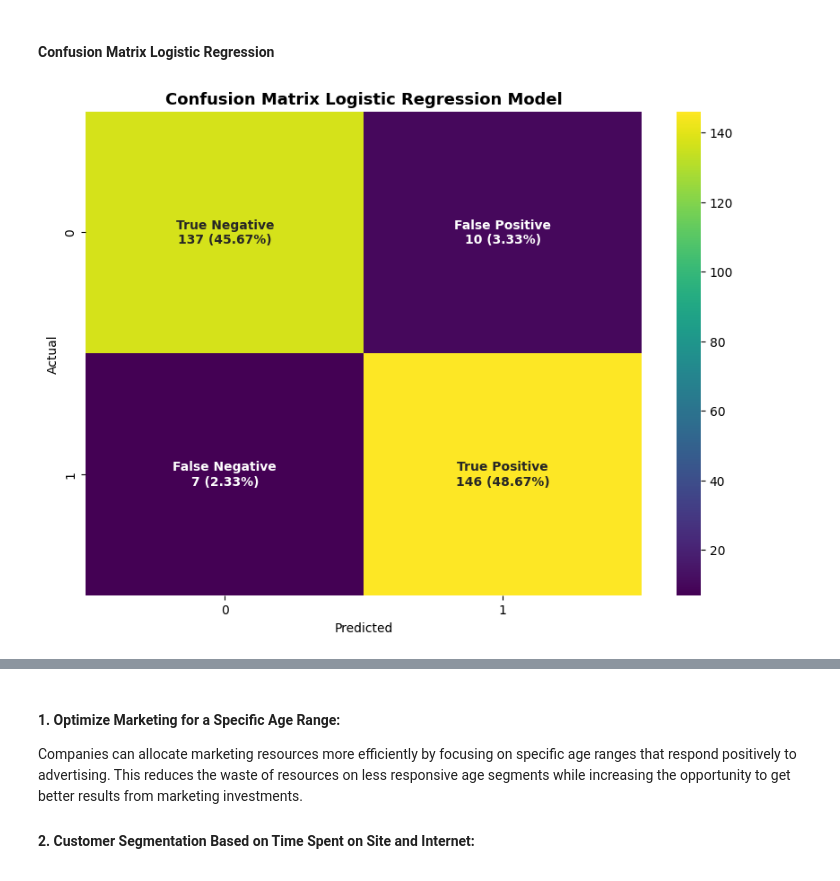
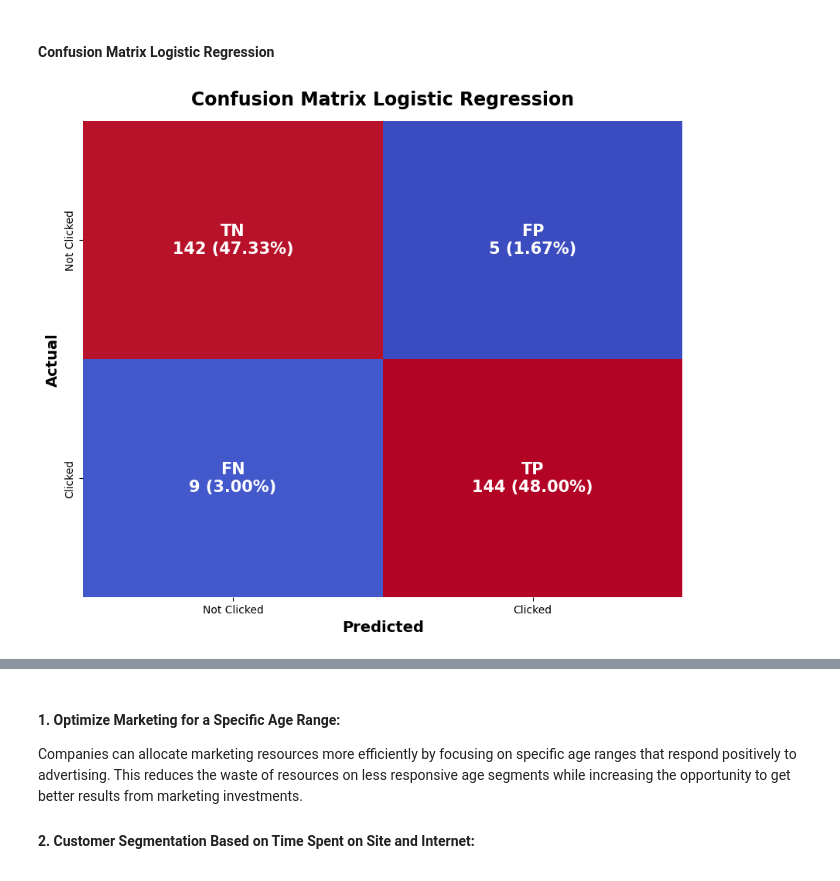
Before and after one commit to azaryasph/Predict-Customer-Clicked-Ads-Classification-By-Using-Machine-Learning, a Jupyter notebook: notebook/Predict Customer Clicked Ads Classification By Using Machine Learning.ipynb, the cells around one changed output, grey strips where cells are left out. Saved outputs shown, nothing was run; the diff lists cells and outputs as text; code cells hidden in the pictures.

```diff
--- a/notebook/Predict Customer Clicked Ads Classification By Using Machine Learning.ipynb
+++ b/notebook/Predict Customer Clicked Ads Classification By Using Machine Learning.ipynb
@@ -754,7 +754,7 @@ provincecode = pd.get_dummies(dfm['province'], prefix='province').astype(int)
 dfm = pd.concat([dfm, provincecode], axis=1)
 
 # Drop the original 'province' columns
-dfm.drop(['province', 'age_group'], inplace=True, axis=1)
+dfm.drop(['province', 'age'], inplace=True, axis=1)
 
 print('DataFrame after feature encoding:')
 display(dfm.head())
@@ -1029,14 +990,14 @@ In summary, the Decision Tree, Random Forest, AdaBoost, Gradient Boosting, and X
 I use StandardScaler from sklearn.preprocessing to scale the data.
 # %%
 scaler = StandardScaler()
-X_scaled = pd.DataFrame(scaler.fit_transform(X_train))
+X_train_scaled = pd.DataFrame(scaler.fit_transform(X_train))
 X_test_scaled = pd.DataFrame(scaler.transform(X_test))
 
-X_scaled.columns = X_train.columns
+X_train_scaled.columns = X_train.columns
 X_test_scaled.columns = X_test.columns
 
 print('Scaled Training Data:')
-display(X_scaled)
+display(X_train_scaled)
 print('\nScaled Testing Data:')
 display(X_test_scaled)
 # %% [output]
@@ -1116,40 +1123,40 @@ In summary, all models perform well on this dataset after scaling, with high acc
 # %% [markdown]
 #### Confusion Matrix Logistic Regression
 # %%
-# Fit the Random Forest model
-rf.fit(X_scaled, y_train)
+y_pred = lr.predict(X_test_scaled)
 
-# Predic the target variable for the testing data
-y_pred = rf.predict(X_test_scaled)
+# Create a confusion matrix
+cmatrix = confusion_matrix(y_test, y_pred)
 
-# Compute confusion matrix
-cnf_matrix = confusion_matrix(y_test, y_pred)
-
-# Calculate the percentage of each category
-percentage_matrix = cnf_matrix / cnf_matrix.sum()
+# Calculate the percentage of each value in the confusion matrix
+cmatix_pct = cmatrix / cmatrix.sum()
 
 # Define the labels
-labels = np.array([['True Negative', 'False Positive'],
-                   ['False Negative', 'True Positive']])
+labels = np.array([['TN', 'FP'],
+                   ['FN', 'TP']])
 
-# Create labels with both count and percentage
-new_labels = (np.asarray(["{0}\n{1} ({2:.2%})".format(label, value, percentage)
-                          for label, value, percentage in zip(labels.flatten(), cnf_matrix.flatten(), percentage_matrix.flatten())])
-             ).reshape(2,2)
+    # Create labels with the percentage values
+labels = (np.asarray(["{0}\n{1} ({2:.2%})".format(label, value, percentage)
+                      for label, value, percentage in zip(labels.flatten(), cmatrix.flatten(), cmatix_pct.flatten())])
+                      ).reshape(2,2)
 
-# Plot confusion matrix using a heatmap
-fig = plt.figure(figsize=(10,7))
-fig.patch.set_facecolor('white')  # Change figure color
+# Create a heatmap of the confusion matrix
+plt.figure(figsize=(10,8))
 
-sns.heatmap(cnf_matrix, annot=new_labels, fmt='', cmap='viridis', annot_kws={"weight": "bold"})
-plt.title('Confusion Matrix Logistic Regression Model', fontsize=13, fontweight='bold')
-plt.xlabel('Predicted')
-plt.ylabel('Actual')
+sns.heatmap(
+    cmatrix,
+    annot=labels,
+    fmt='',
+    cmap='coolwarm',
+    cbar=False,
+    annot_kws={'size': 15, 'weight': 'bold'},
+    xticklabels=['Not Clicked', 'Clicked'],
+    yticklabels=['Not Clicked', 'Clicked']
+)
 
-# Change label colors
-plt.gca().xaxis.label.set_color('black')
-plt.gca().yaxis.label.set_color('black')
-
+plt.title('Confusion Matrix Logistic Regression', fontsize=17, fontweight='bold', y=1.02)
+plt.xlabel('Predicted', fontsize=14, fontweight='bold')
+plt.ylabel('Actual', fontsize=14, fontweight='bold')
 plt.show()
 # %% [output]
-[figure, old version]
+[figure, new version]
```
Also changed, not shown: parts of 27 cells of this notebook.
